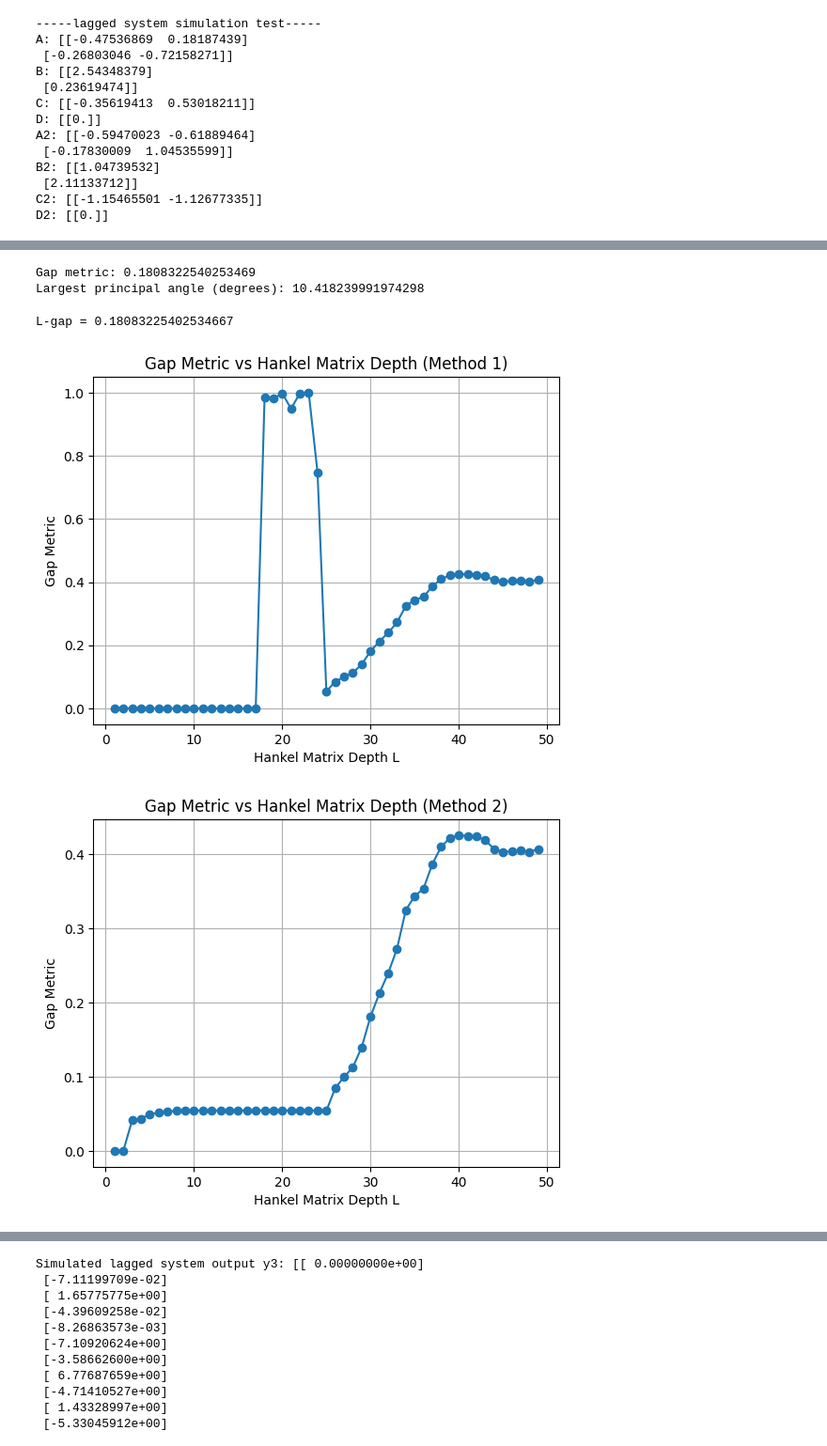
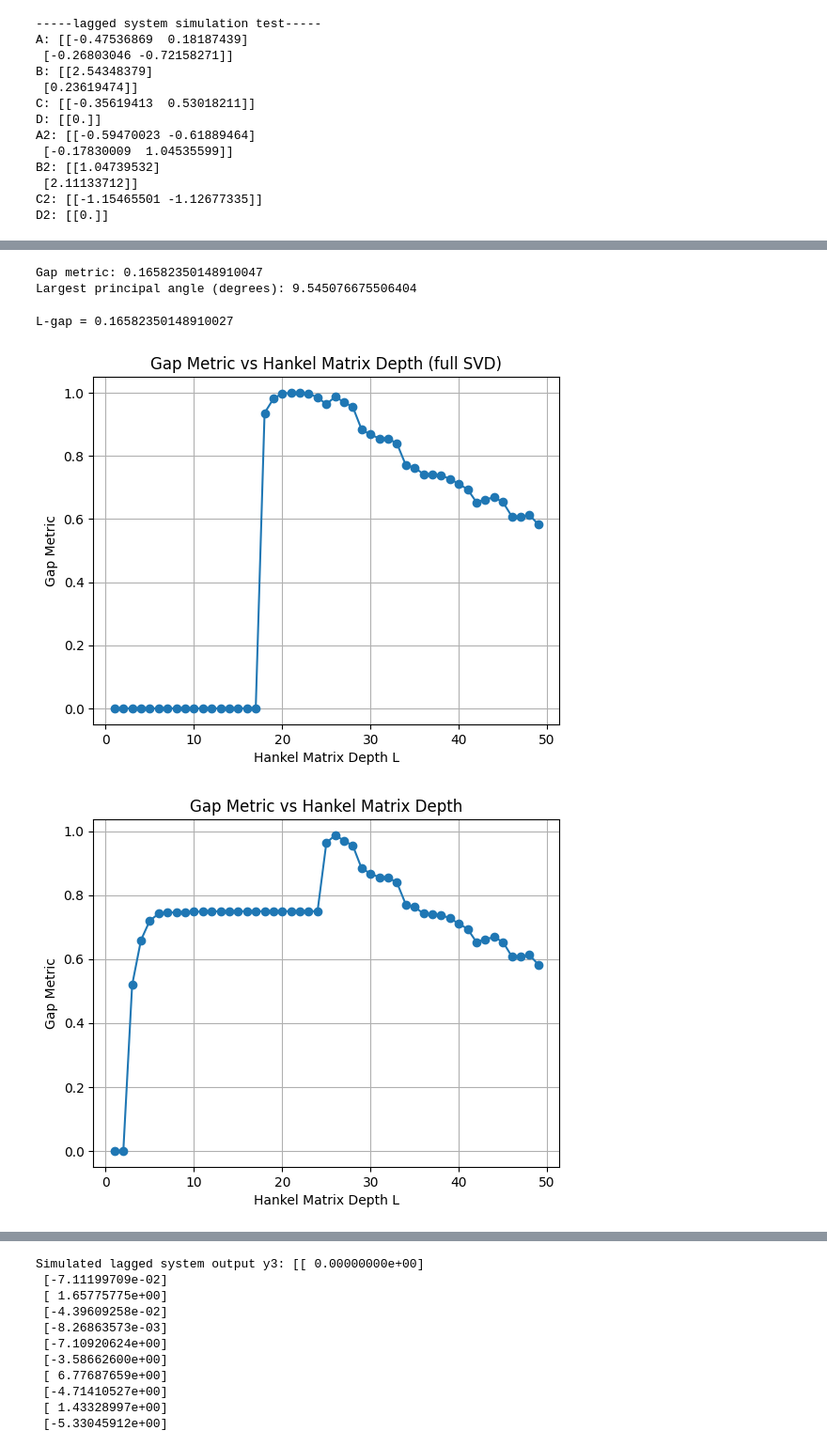
Before and after one commit to PeilinZhang/4YP, a Jupyter notebook: SVD.ipynb, the cells around one changed output, grey strips where cells are left out. Shown at 94% size. Saved outputs shown, nothing was run; the diff lists cells and outputs as text; code cells hidden in the pictures.

```diff
--- a/SVD.ipynb
+++ b/SVD.ipynb
@@ -327,19 +264,20 @@ T = 50
 u = persistently_exciting_input(T, m=1, std=1.0)
 
 #For test different systems
-# A1, B1, C1, D1 = A10, B10, C10, D10
-# A2, B2, C2, D2 = A20, B20, C20, D20
-# # Simulate system 1
-# x1, y1 = simulate_system(A1, B1, C1, D1, u)
-# # Simulate system 2
-# x2, y2 = simulate_system(A2, B2, C2, D2, u)
+A1, B1, C1, D1 = A10, B10, C10, D10
+A2, B2, C2, D2 = A20, B20, C20, D20
+# Simulate system 1
+x1, y1 = simulate_system(A1, B1, C1, D1, u)
+# Simulate system 2
+x2, y2 = simulate_system(A2, B2, C2, D2, u)
 
 #For test similar systems
-A1, B1, C1, D1 = A10, B10, C10, D10
-A2, B2, C2, D2 = A10.copy(), B10.copy(), C10.copy(), D10.copy()
-A2[0,1] += A20[0,1]  #Give the system some difference
-x1, y1 = simulate_system(A1, B1, C1, D1, u)
-x2, y2 = simulate_system(A2, B2, C2, D2, u)
+# A1, B1, C1, D1 = A10, B10, C10, D10
+# A2, B2, C2, D2 = A10.copy(), B10.copy(), C10.copy(), D10.copy()
+# A2[0,1] += A20[0,1]  #Give the system some difference
+# # A2[1,0] = A20[1,0]  #Give the system some difference
+# x1, y1 = simulate_system(A1, B1, C1, D1, u)
+# x2, y2 = simulate_system(A2, B2, C2, D2, u)
 
 # Build Hankel matrices
 L = 30  # depth
@@ -426,15 +364,11 @@ gap_value, theta_max = Lgap_metric(H_y1, H_y2)
 print("Gap metric:", gap_value)
 print("Largest principal angle (degrees):", theta_max * 180 / np.pi)
 # %% [output]
-Gap metric: 0.1808322540253469
-Largest principal angle (degrees): 10.418239991974298
+Gap metric: 0.16582350148910047
+Largest principal angle (degrees): 9.545076675506404
 # %%
-import numpy as np
-
 def svd_basis(H, tol_rel=1e-10):
     U, s, Vt = np.linalg.svd(H, full_matrices=False)
-    if s.size == 0:
-        return U, s, Vt, 0
     tol = tol_rel * s[0]
     r = int(np.sum(s > tol))
     return U, s, Vt, r
@@ -452,8 +386,8 @@ def Lgap_metric2(H1, H2, m, n, L, use_alt_formula=False, tol_rel=1e-10):
     l_theory = m*L + n
 
     # numerical ranks (relative tol)
-    _, s1, _, r1 = svd_basis(H1, tol_rel=tol_rel)
-    _, s2, _, r2 = svd_basis(H2, tol_rel=tol_rel)
+    _, _, _, r1 = svd_basis(H1, tol_rel=tol_rel)
+    _, _, _, r2 = svd_basis(H2, tol_rel=tol_rel)
 
     # usable behavior dimension (must be same for both!)
     l = int(min(l_theory, r1, r2))
@@ -464,7 +398,7 @@ def Lgap_metric2(H1, H2, m, n, L, use_alt_formula=False, tol_rel=1e-10):
 
     if use_alt_formula:
         # use the symmetric equivalent form
-        M = U2_t.T @ U1
+        M = U1_t.T @ U1
         gap = np.linalg.norm(M, 2)
     else:
         P1 = U1 @ U1.T
@@ -480,7 +414,7 @@ n = 2      # state dimension
 gap_L, _, _, _ = Lgap_metric2(H_y1, H_y2, m, n, L, use_alt_formula=False)
 print("L-gap =", gap_L)
 # %% [output]
-L-gap = 0.18083225402534667
+L-gap = 0.16582350148910027
 # %%
 #3.1
 #build Hankel matrices with different depth L and compute gap
@@ -488,37 +422,37 @@ Ls = range(1, 50)
 # print(list(Ls))
 gap_values = []
 gap_values2 = []
 for L in Ls:
     H_ui = hankel_matrix(u, L)
     H_y1i = hankel_matrix(y1, L)
     H_y2i = hankel_matrix(y2, L)
     #stacked Hankels
     H_y1i2 = np.vstack([H_ui, H_y1i])
     H_y2i2 = np.vstack([H_ui, H_y2i])
     gap_value, _ = Lgap_metric(H_y1i2, H_y2i2)
     gap_value2, _, _, _ = Lgap_metric2(H_y1i2, H_y2i2, m, n, L, use_alt_formula=False)
     gap_values.append(gap_value)
     gap_values2.append(gap_value2)
 
 #plotting gap vs L
 plt.figure()
 plt.plot(Ls, gap_values, marker='o')
 plt.xlabel('Hankel Matrix Depth L')
 plt.ylabel('Gap Metric')
-plt.title('Gap Metric vs Hankel Matrix Depth (Method 1)')
+plt.title('Gap Metric vs Hankel Matrix Depth (full SVD)')
 plt.grid()
 plt.show()
 #second plot
 plt.figure()
 plt.plot(Ls, gap_values2, marker='o')
 plt.xlabel('Hankel Matrix Depth L')
 plt.ylabel('Gap Metric')
-plt.title('Gap Metric vs Hankel Matrix Depth (Method 2)')
+plt.title('Gap Metric vs Hankel Matrix Depth')
 plt.grid()
 plt.show()
 # %% [output]
-[figure, old version]
+[figure, new version]
-[figure, old version]
+[figure, new version]
 # %%
 #2.5 test whether the same controller can be used for both systems
 #LQR controller
```
Also changed, not shown: parts of 5 cells of this notebook, 6 other files.
